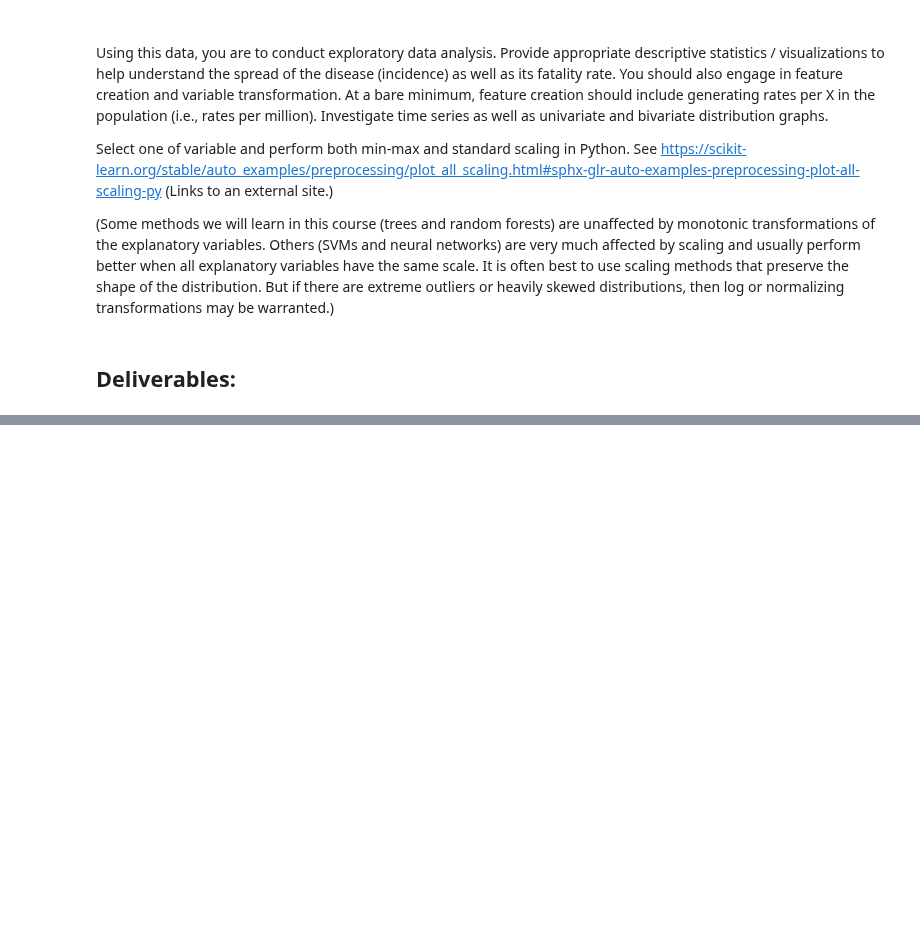
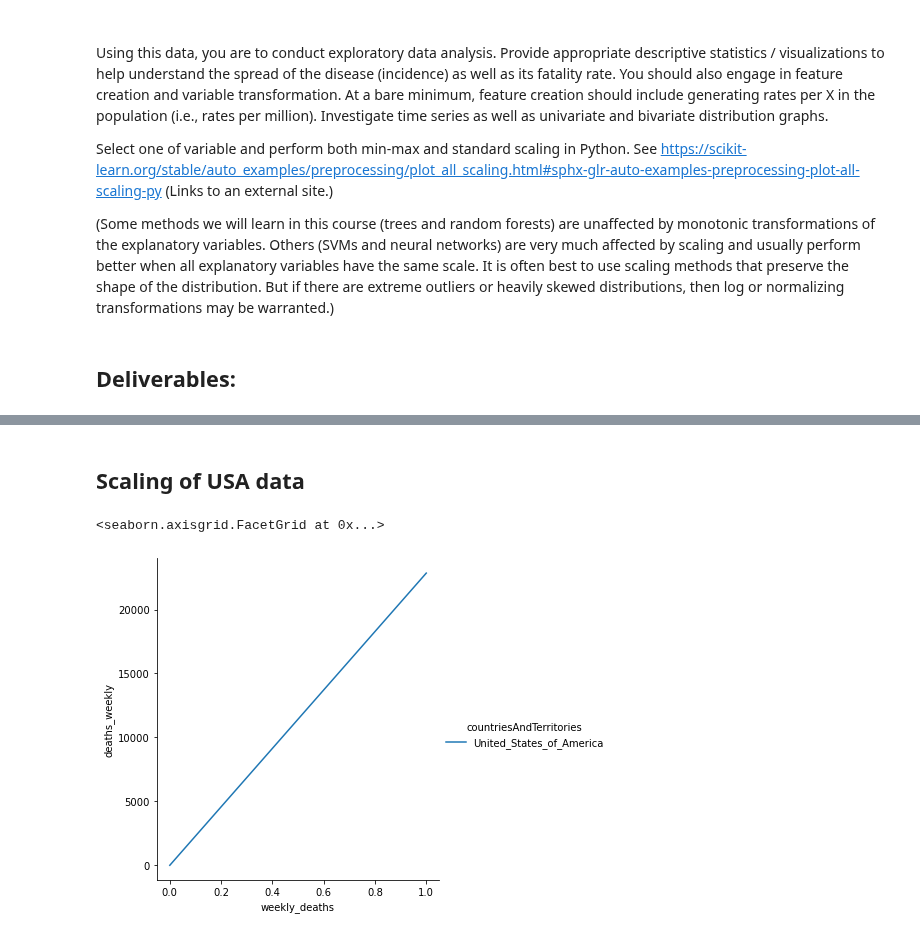
Before and after one commit to bblank70/MSDS422, a Jupyter notebook: Covid-Assignment1.ipynb, the cells around one changed output, grey strips where cells are left out. Drawn from its saved outputs; the diff is of its cells as text; code cells hidden in the pictures; blank space fills up the shorter version.

```diff
--- a/Covid-Assignment1.ipynb
+++ b/Covid-Assignment1.ipynb
@@ -86 +124,5 @@ Americas[Americas['deaths_weekly'] > 15000 ]
+# %%
+y_Americas = Americas[['ElapsedDays', 'deaths_weekly']]
+y_All = Data_2020[['ElapsedDays', 'deaths_weekly']]
+y_USA = USA[['ElapsedDays', 'deaths_weekly']]
 # %% [markdown]
@@ -106,7 +130,11 @@ y_All['ElapsedDays'] = y_All['ElapsedDays']/ np.timedelta64(1, 'D')
 # %%
 #our two scalers
-MinMax = MinMaxScaler()
-Standard= StandardScaler()
+MinMax_USA = MinMaxScaler().fit_transform(y_USA)
+MinMax_Americas = MinMaxScaler().fit_transform(y_Americas)
+MinMax_All = MinMaxScaler().fit_transform(y_All)
+
+
+#Standard_USA = StandardScaler()
 
 #transformed via MinMax
 #MinMax_Americas = MinMax.fit_transform(y_Americas)
@@ -115,3 +143,15 @@ Standard= StandardScaler()
 #transformed via Stnadard
 #Std_Americas = Standard.fit_transform(y_Americas)
 #Std_All = Standard.fit_transform(y_All)
+# %% [markdown]
+## Scaling of USA data
+# %%
+MinMax_USA_df = pd.DataFrame(MinMax_USA, columns = ['time_days', 'weekly_deaths'])
+
+
+MinMax_USA_merge = MinMax_USA_df.merge(USA, how='left', left_index = True, right_index=True)
+
+display(sns.relplot(data= MinMax_USA_merge, x='weekly_deaths', y='deaths_weekly', hue="countriesAndTerritories", kind='line')
+# %% [output]
+<seaborn.axisgrid.FacetGrid at 0x...>
+[figure, added]
```
Also changed, not shown: parts of 16 cells of this notebook.
